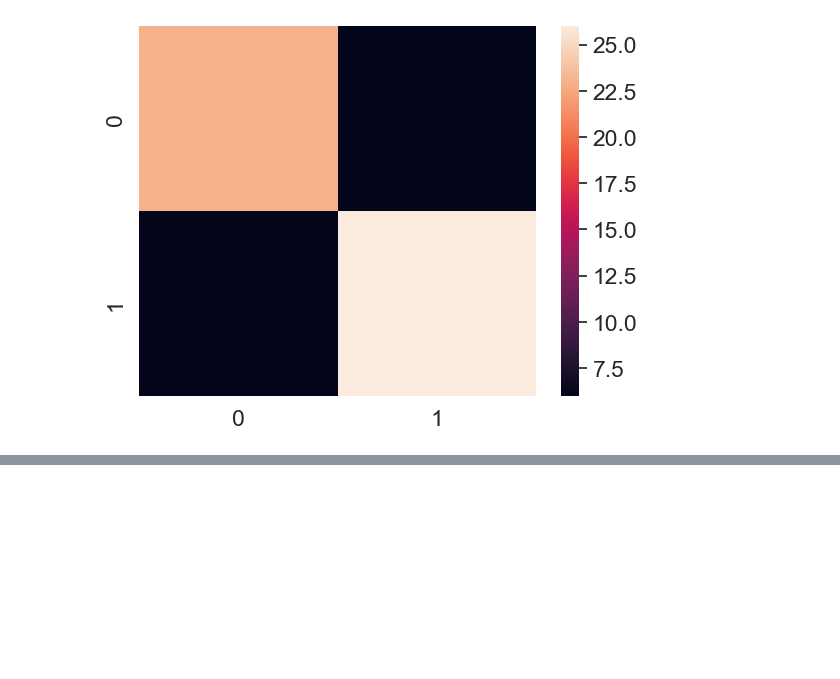
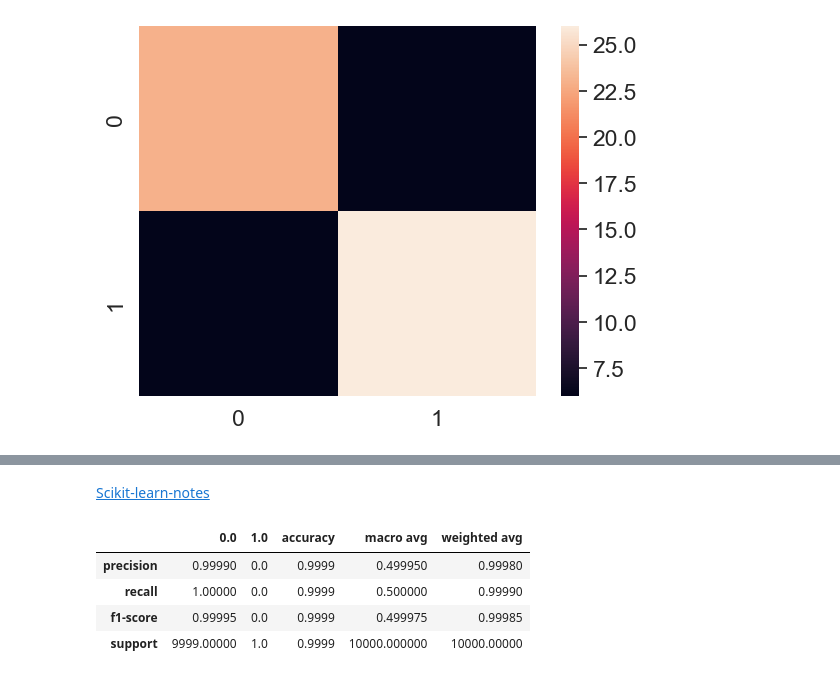
Before and after one commit to AKASH02003/Machine_learning, a Jupyter notebook: Scikit-learn/Introduction-scikit-learn.ipynb, the cells around one changed output, grey strips where cells are left out. Cells and saved outputs as stored; diff of their text form; code cells hidden in the pictures; blank space fills up the shorter version.

```diff
--- a/Scikit-learn/Introduction-scikit-learn.ipynb
+++ b/Scikit-learn/Introduction-scikit-learn.ipynb
@@ -1634,0 +1677,20 @@ sns.heatmap(conf_mat);
+# %% [markdown]
+[Scikit-learn-notes](https://github.com/mrdbourke/zero-to-mastery-ml/blob/master/slides/lesson-2.4.1-what-is-scikit-learn-keynote.pdf)
+# %%
+# where precision and recall become valuable
+
+disease_true = np.zeros(10000)
+disease_true[0] = 1 # only one positive case
+
+disease_preds = np.zeros(10000)
+
+pd.DataFrame(classification_report( disease_true,
+                                    disease_preds,
+                                    output_dict=True,
+                                    zero_division=0))
+# %% [output]
+|  | 0.0 | 1.0 | accuracy | macro avg | weighted avg |
+| precision | 0.99990 | 0.0 | 0.9999 | 0.499950 | 0.99980 |
+| recall | 1.00000 | 0.0 | 0.9999 | 0.500000 | 0.99990 |
+| f1-score | 0.99995 | 0.0 | 0.9999 | 0.499975 | 0.99985 |
+| support | 9999.00000 | 1.0 | 0.9999 | 10000.000000 | 10000.00000 |
```
Also changed, not shown: parts of 17 cells of this notebook.
